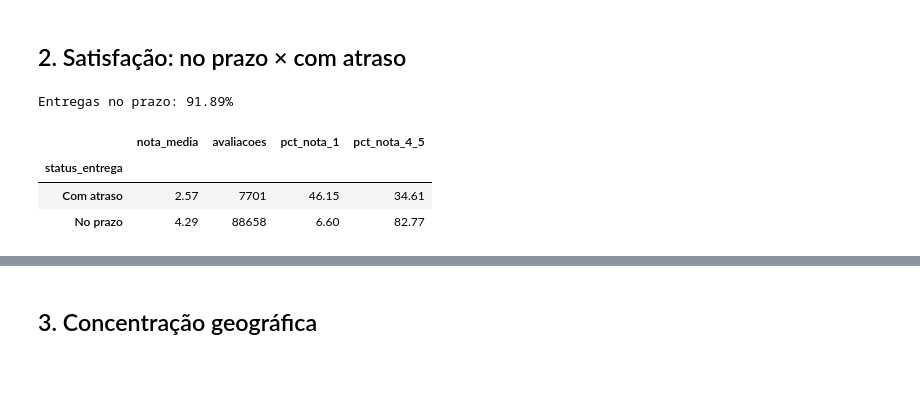
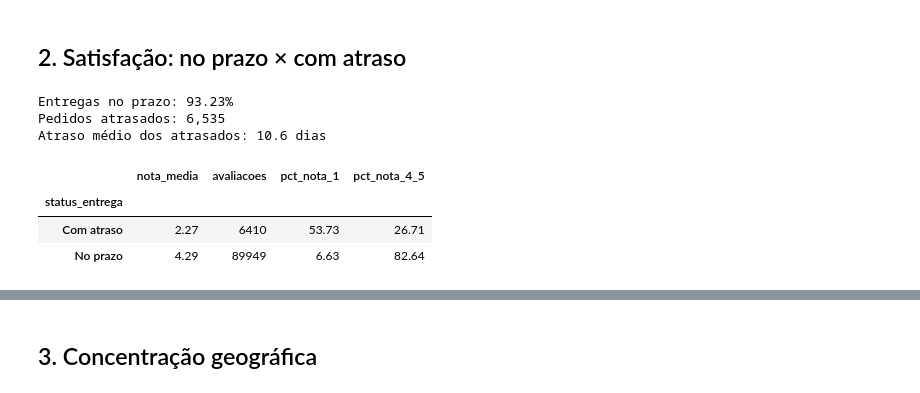
Before and after one commit to leandroanalytics/ecommerce-sales-analytics, a Jupyter notebook: notebooks/02_quantificacao_insights.ipynb, the cells around one changed output, grey strips where cells are left out. Drawn from its saved outputs; the diff is of its cells as text; code cells hidden in the pictures.

```diff
--- a/notebooks/02_quantificacao_insights.ipynb
+++ b/notebooks/02_quantificacao_insights.ipynb
@@ -74,32 +74,33 @@ Participação do frete no valor dos itens: 14.2%
 # %%
 entregues = pedidos.dropna(
     subset=["order_delivered_customer_date", "order_estimated_delivery_date"]
 ).copy()
 
-entregues["atrasado"] = (
-    entregues["order_delivered_customer_date"]
-    > entregues["order_estimated_delivery_date"]
-)
-entregues["dias_atraso"] = (
-    entregues["order_delivered_customer_date"]
-    - entregues["order_estimated_delivery_date"]
-).dt.days
+data_entrega = entregues["order_delivered_customer_date"].dt.normalize()
+data_prevista = entregues["order_estimated_delivery_date"].dt.normalize()
+
+entregues["dias_atraso"] = (data_entrega - data_prevista).dt.days
+entregues["atrasado"] = entregues["dias_atraso"] > 0
 
 print(f"Entregas no prazo: {1 - entregues['atrasado'].mean():.2%}")
+print(f"Pedidos atrasados: {entregues['atrasado'].sum():,}")
+print(f"Atraso médio dos atrasados: {entregues.loc[entregues['atrasado'], 'dias_atraso'].mean():.1f} dias")
 
 base = entregues.merge(avaliacoes[["order_id", "review_score"]], on="order_id")
 base["status_entrega"] = base["atrasado"].map({False: "No prazo", True: "Com atraso"})
 
 resumo = base.groupby("status_entrega")["review_score"].agg(
     nota_media="mean",
     avaliacoes="count",
     pct_nota_1=lambda s: (s == 1).mean() * 100,
     pct_nota_4_5=lambda s: (s >= 4).mean() * 100,
 )
 resumo
 # %% [output]
-Entregas no prazo: 91.89%
+Entregas no prazo: 93.23%
+Pedidos atrasados: 6,535
+Atraso médio dos atrasados: 10.6 dias
 |  | nota_media | avaliacoes | pct_nota_1 | pct_nota_4_5 |
 | status_entrega |  |  |  |  |
-| Com atraso | 2.57 | 7701 | 46.15 | 34.61 |
-| No prazo | 4.29 | 88658 | 6.60 | 82.77 |
+| Com atraso | 2.27 | 6410 | 53.73 | 26.71 |
+| No prazo | 4.29 | 89949 | 6.63 | 82.64 |
```
Also changed, not shown: parts of 9 cells of this notebook, 7 other files.
